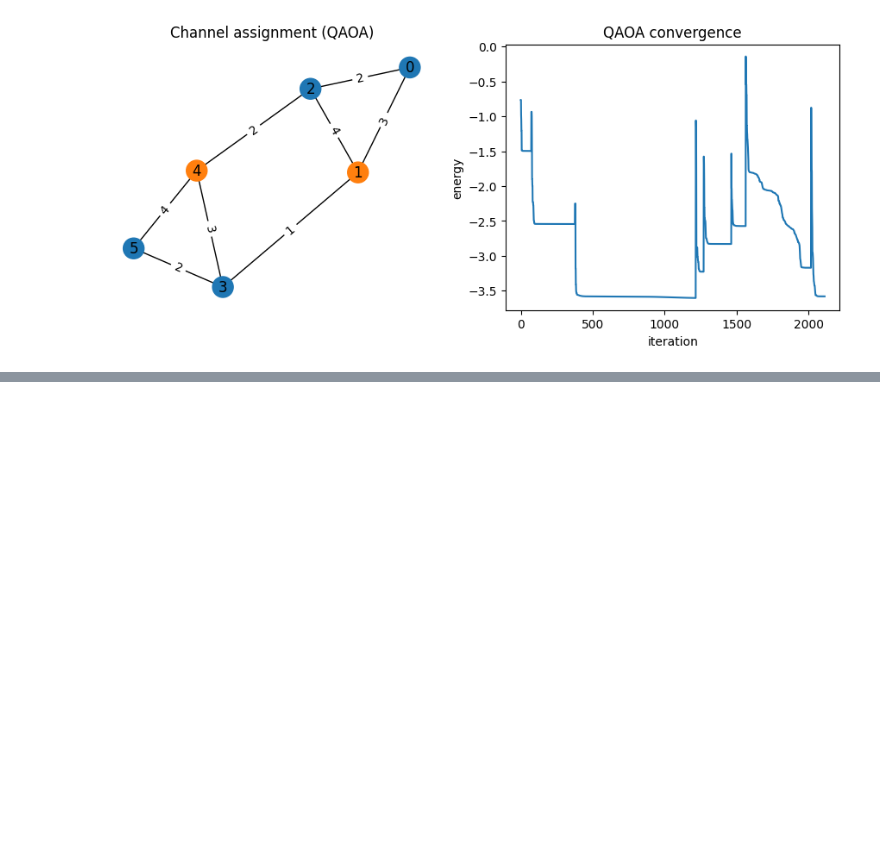
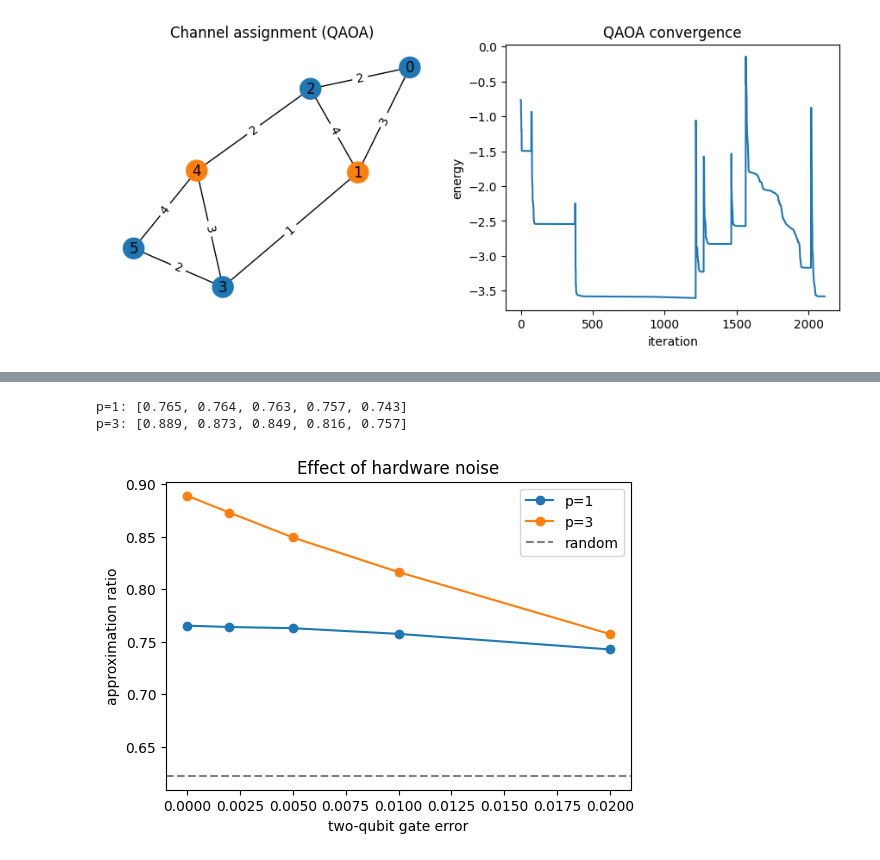
Before and after one commit to JOSHUAxJEETH/qiskit-esp32-channel-qaoa, a Jupyter notebook: notebooks/solution.ipynb, the cells around one changed output, grey strips where cells are left out. Drawn from its saved outputs; the diff is of its cells as text; code cells hidden in the pictures; blank space fills up the shorter version.

```diff
--- a/notebooks/solution.ipynb
+++ b/notebooks/solution.ipynb
@@ -81,0 +148,39 @@ Most likely channels: [0, 1, 0, 0, 1, 0] cut = 17 prob = 0.062
+# %%
+from qiskit_aer import AerSimulator
+from qiskit_aer.noise import NoiseModel, depolarizing_error
+from qiskit import transpile
+
+def exp_cut_from_counts(counts):
+    tot = sum(counts.values())
+    return sum(cnt * cut_value([int(c) for c in s[::-1]])
+               for s, cnt in counts.items()) / tot
+
+errs = [0, 0.002, 0.005, 0.01, 0.02]   # two-qubit gate error rates
+noise_results = {}
+for p in [1, 3]:
+    qc_p, b, _ = run(p, restarts=4)      # optimise once, noise-free
+    circ = qc_p.assign_parameters(b.x)
+    circ.measure_all()
+    out = []
+    for e in errs:
+        nm = NoiseModel()
+        nm.add_all_qubit_quantum_error(depolarizing_error(e/10, 1), ["rz", "sx", "x"])
+        nm.add_all_qubit_quantum_error(depolarizing_error(e, 2), ["cx"])
+        sim = AerSimulator(noise_model=nm)
+        t = transpile(circ, sim, basis_gates=["rz", "sx", "x", "cx"],
+                      optimization_level=1)
+        counts = sim.run(t, shots=8000).result().get_counts()
+        out.append(exp_cut_from_counts(counts) / best_classical)
+    noise_results[p] = out
+    print(f"p={p}:", [round(v, 3) for v in out])
+
+plt.figure(figsize=(6, 4))
+for p, v in noise_results.items():
+    plt.plot(errs, v, "o-", label=f"p={p}")
+plt.axhline(rand_cut / best_classical, ls="--", c="gray", label="random")
+plt.xlabel("two-qubit gate error"); plt.ylabel("approximation ratio")
+plt.title("Effect of hardware noise"); plt.legend(); plt.show()
+# %% [output]
+p=1: [0.765, 0.764, 0.763, 0.757, 0.743]
+p=3: [0.889, 0.873, 0.849, 0.816, 0.757]
+[figure, added]
```
Also changed, not shown: parts of 1 cell of this notebook.
